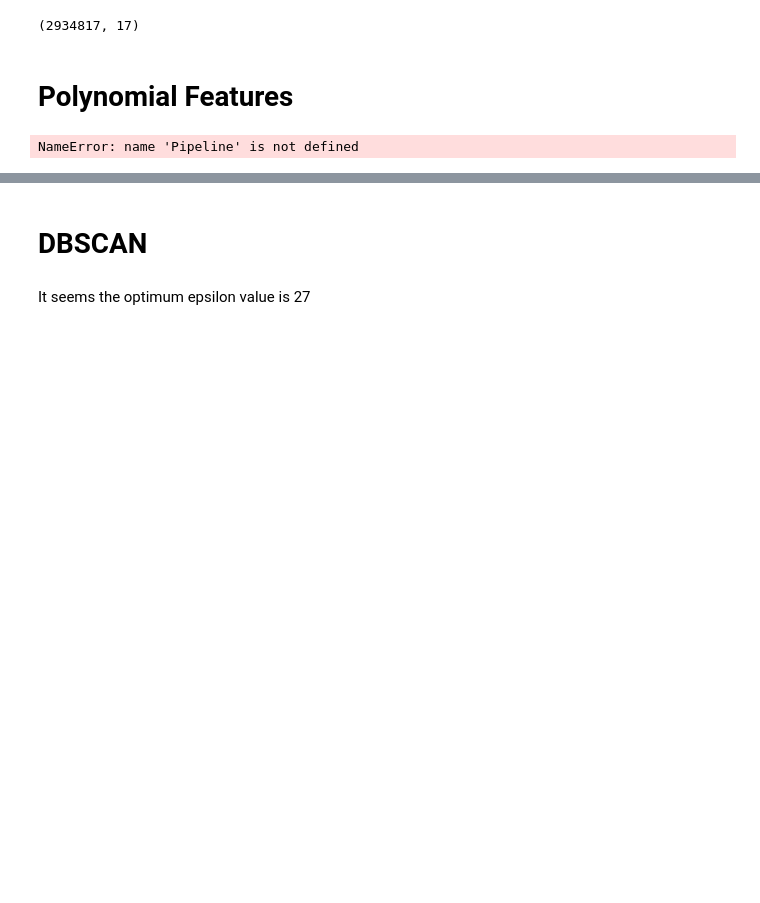
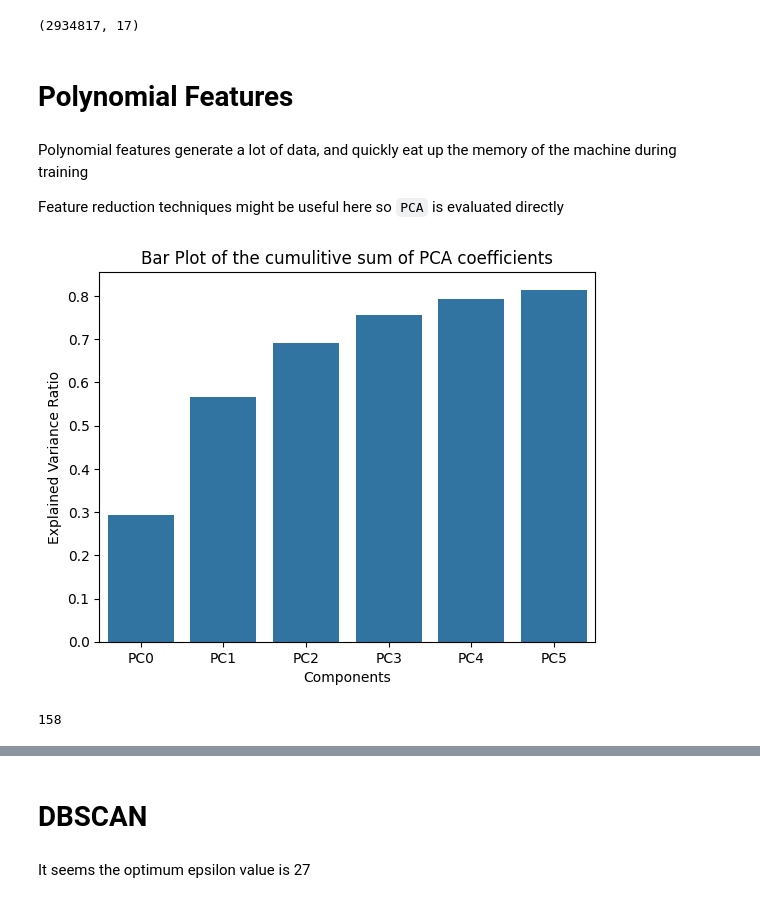
Before and after one commit to merzouka/bds.ml, a Jupyter notebook: preprocess/preprocess.ipynb, the cells around one changed output, grey strips where cells are left out. Drawn from its saved outputs; the diff is of its cells as text; code cells hidden in the pictures; blank space fills up the shorter version.

Commit message:
Studying Polynomial functions

```diff
--- a/preprocess/preprocess.ipynb
+++ b/preprocess/preprocess.ipynb
@@ -155,8 +163,5 @@ data_prep_poly = Pipeline([
     ('augment', CombinedFeatureAdder()),
     ('clean', data_cleaner),
     ('std', StandardScaler()),
-    ('poly', PolynomialFeatures(degree=2, include_bias=False, interaction_only=False))
+    ('poly', PolynomialFeatures(degree=2, include_bias=False, interaction_only=True))
 ])
-X_train_poly = data_prep_poly.fit_transform(X_train)
-# %% [output]
-NameError: name 'Pipeline' is not defined
@@ -162,0 +170,4 @@ NameError: name 'Pipeline' is not defined
+# %% [markdown]
+Polynomial features generate a lot of data, and quickly eat up the memory of the machine during training
+
+Feature reduction techniques might be useful here so `PCA` is evaluated directly
@@ -162,0 +184,18 @@ NameError: name 'Pipeline' is not defined
+# %%
+pca = PCA(n_components=0.8)
+X_train_poly_pca = pca.fit_transform(X_train_poly)
+# %%
+sns.barplot(x=[f'PC{i}' for i in range(len(pca.explained_variance_ratio_))], y=np.cumsum(pca.explained_variance_ratio_))
+title = 'Bar Plot of the cumulitive sum of PCA coefficients'
+plt.title(title)
+plt.xlabel('Components')
+plt.ylabel('Explained Variance Ratio')
+plt.savefig(get_figure_path(title))
+# %% [output]
+[figure, added]
+# %%
+del X_train_poly
+del X_train_poly_pca
+gc.collect()
+# %% [output]
+158
```
Also changed, not shown: parts of 24 cells of this notebook.
